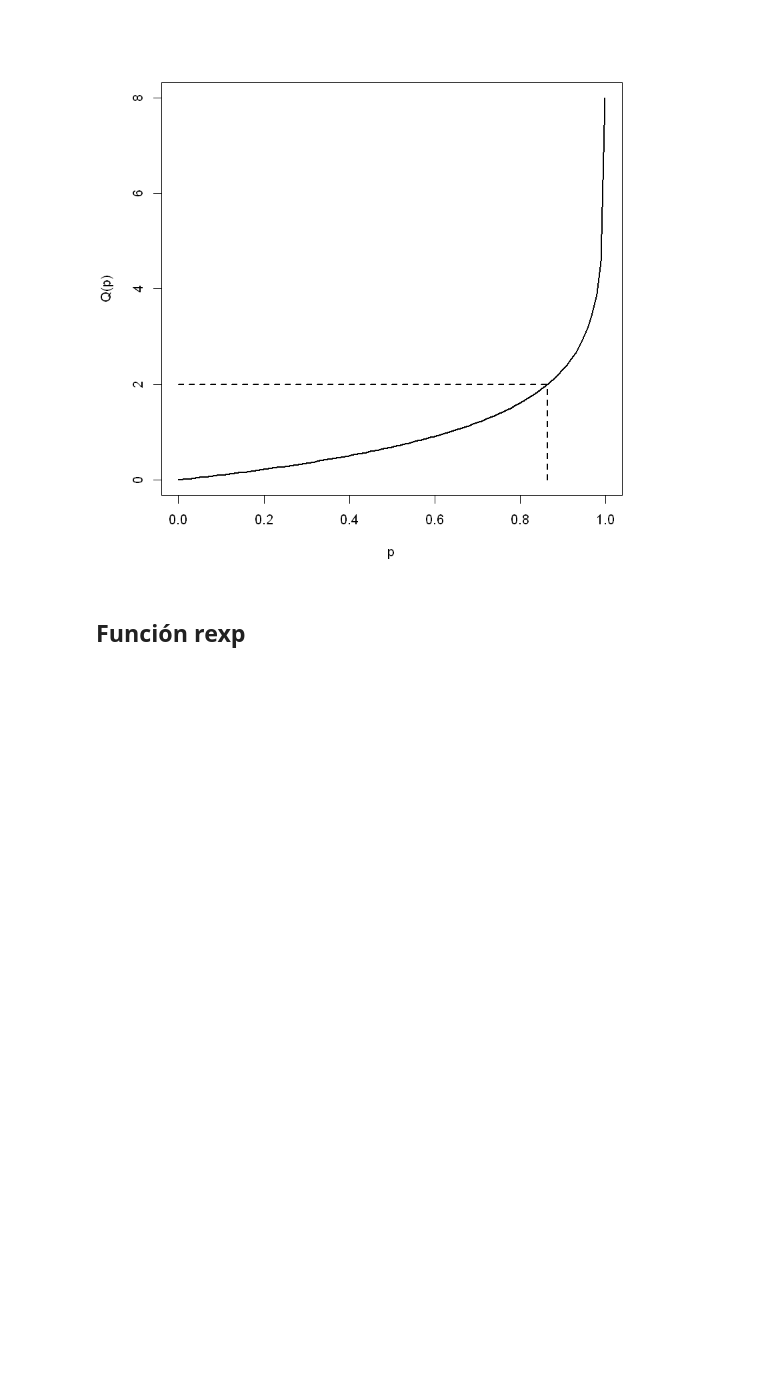
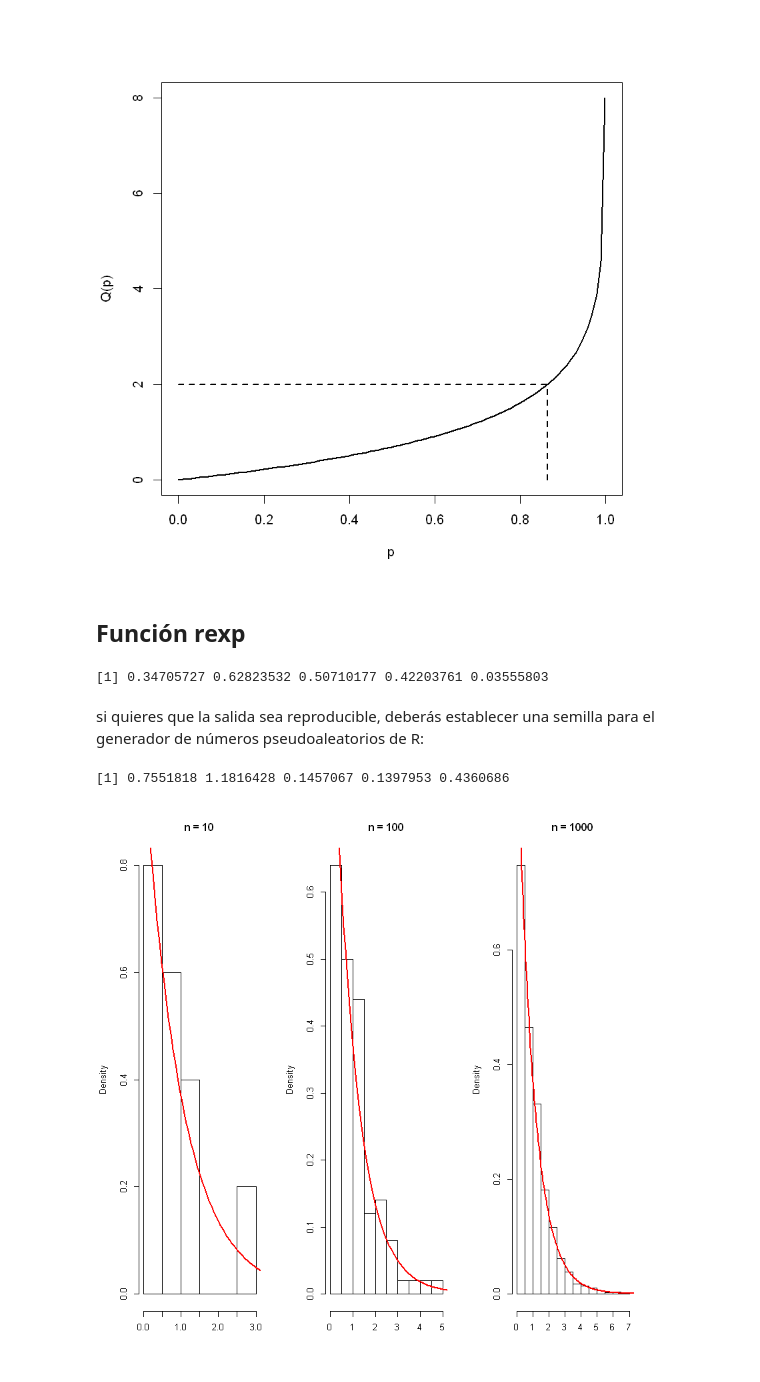
Before and after one commit to arielsan99/Estadistica_basica, a Jupyter notebook: contenido/Distribución exponencial.ipynb, the cells around one changed output. Drawn from its saved outputs; the diff is of its cells as text; code cells hidden in the pictures; blank space fills up the shorter version.

Commit message:
Se agrega rexp

```diff
--- a/contenido/Distribución exponencial.ipynb
+++ b/contenido/Distribución exponencial.ipynb
@@ -178,3 +178,50 @@ segments(pexp(2), 0, pexp(2), qexp(0.8646647), lty = 2, lwd = 2)
 [figure]
 # %% [markdown]
 ## Función rexp
+# %%
+rexp(5, # Número de observaciones a ser generadas
+     rate = 1)
+# %% [output]
+[1] 0.34705727 0.62823532 0.50710177 0.42203761 0.03555803
+# %% [markdown]
+si quieres que la salida sea reproducible, deberás establecer una semilla para el generador de números pseudoaleatorios de R:
+# %%
+set.seed(1)
+rexp(5)
+# %% [output]
+[1] 0.7551818 1.1816428 0.1457067 0.1397953 0.4360686
+# %%
+# Dividimos la ventana gráfica en tres columnas
+
+par(mfrow = c(1, 3))
+
+# Rejilla de valores del eje X
+
+x <- seq(0, 12, length = 200)
+
+# Fijamos semilla
+
+set.seed(1)
+
+# n = 10
+
+hist(rexp(10), main = "n = 10",
+     xlab = "", prob = TRUE)
+lines(x, dexp(x), col = "red", lwd = 2)
+
+# n = 100
+
+hist(rexp(100), main = "n = 100",
+     xlab = "", prob = TRUE)
+lines(x, dexp(x), col = "red", lwd = 2)
+
+# n = 1000
+
+hist(rexp(1000), main = "n = 1000",
+     xlab = "", prob = TRUE)
+lines(x, dexp(x), col = "red", lwd = 2)
+
+# Volvemos a la ventana gráfica original
+par(mfrow = c(1, 1))
+# %% [output]
+[figure, added]
```
